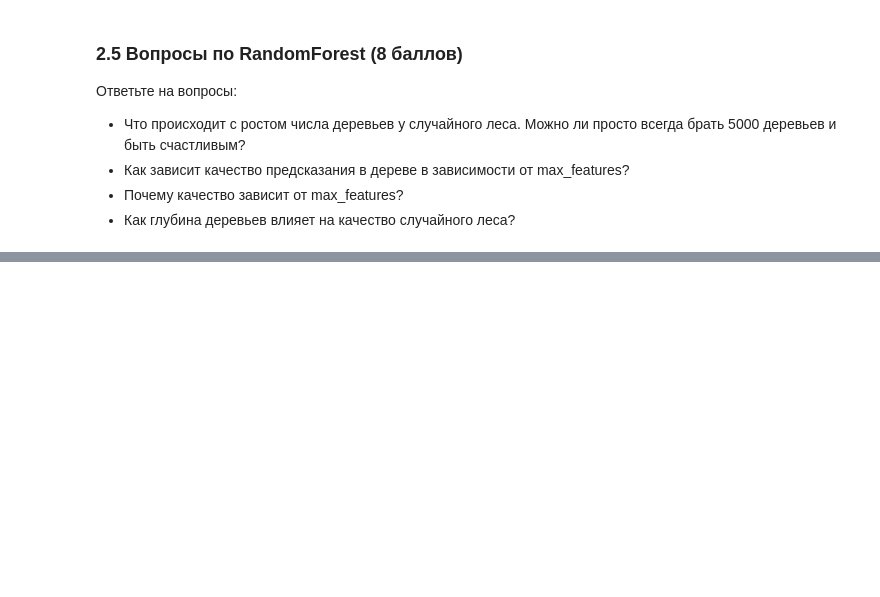
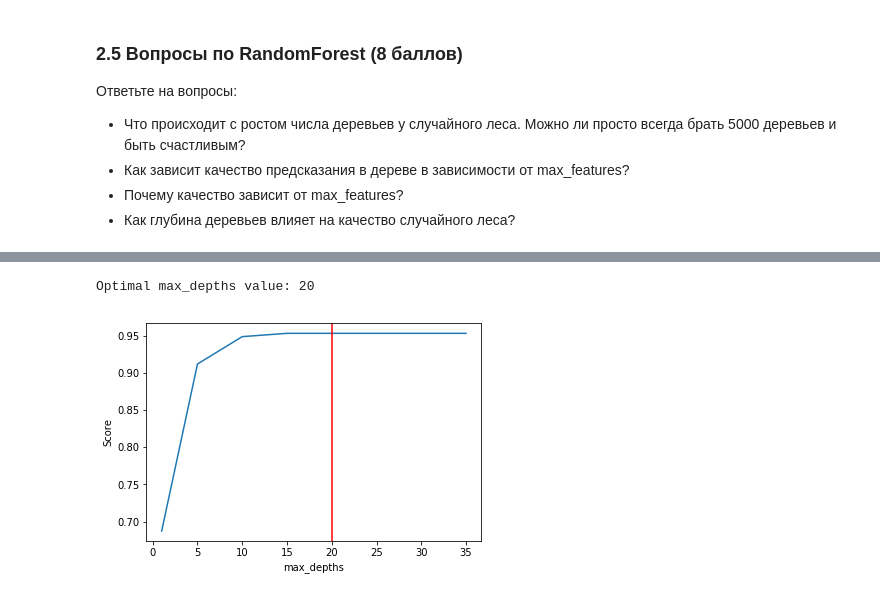
Before and after one commit to bewrrrie/7bits_ml_homework, a Jupyter notebook: 2017-fall/08-01-decision-trees.ipynb, the cells around one changed output, grey strips where cells are left out. Drawn from its saved outputs; the diff is of its cells as text; code cells hidden in the pictures; blank space fills up the shorter version.

```diff
--- a/2017-fall/08-01-decision-trees.ipynb
+++ b/2017-fall/08-01-decision-trees.ipynb
@@ -401,0 +404,13 @@ Optimal max_features value: 4
+# %%
+max_depths = np.append([1], range(5, 40, 5))
+scores_depth = []
+
+for d in max_depths:
+    clf = RandomForestClassifier(n_estimators=100, max_depth=d, n_jobs=4, random_state=42)
+    print('max_depth =', d)
+    %time clf.fit(dig_X, dig_y)
+    score = cross_val_score(clf, dig_X, dig_y, scoring='accuracy', cv=10, n_jobs=4).mean()
+    print('Score:', score)
+    print()
+
+    scores_depth.append(score)
@@ -402,2 +435,14 @@ Optimal max_features value: 4
+# %%
+opt = np.argmax(scores_depth)
+
+plt.plot(max_depths, scores_depth)
+plt.axvline(max_depths[opt], color='r')
+plt.xlabel('max_depths')
+plt.ylabel('Score')
+
+print('Optimal max_depths value:', max_depths[opt])
+# %% [output]
+Optimal max_depths value: 20
+[figure, added]
 # %% [markdown]
 ![](https://habrastorage.org/web/ad8/366/a44/ad8366a4469346c6b2e1306495b05d1a.jpg)
```
Also changed, not shown: parts of 14 cells of this notebook.
